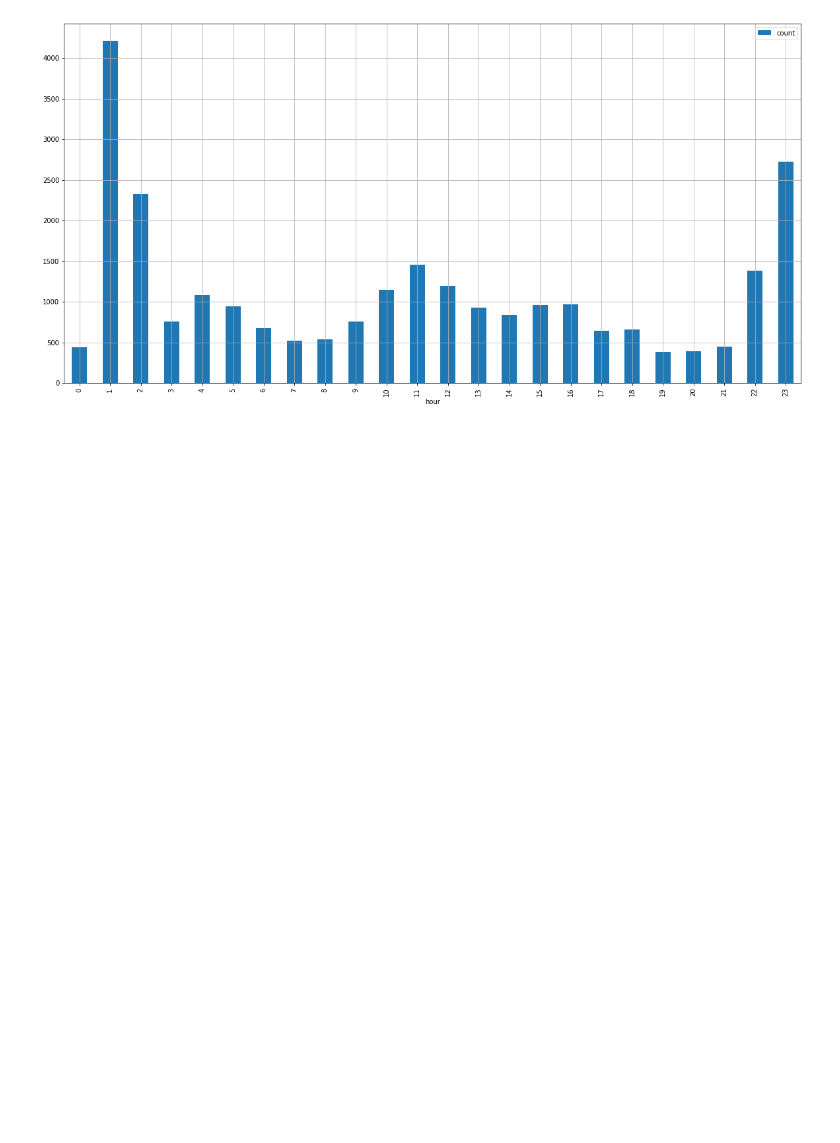
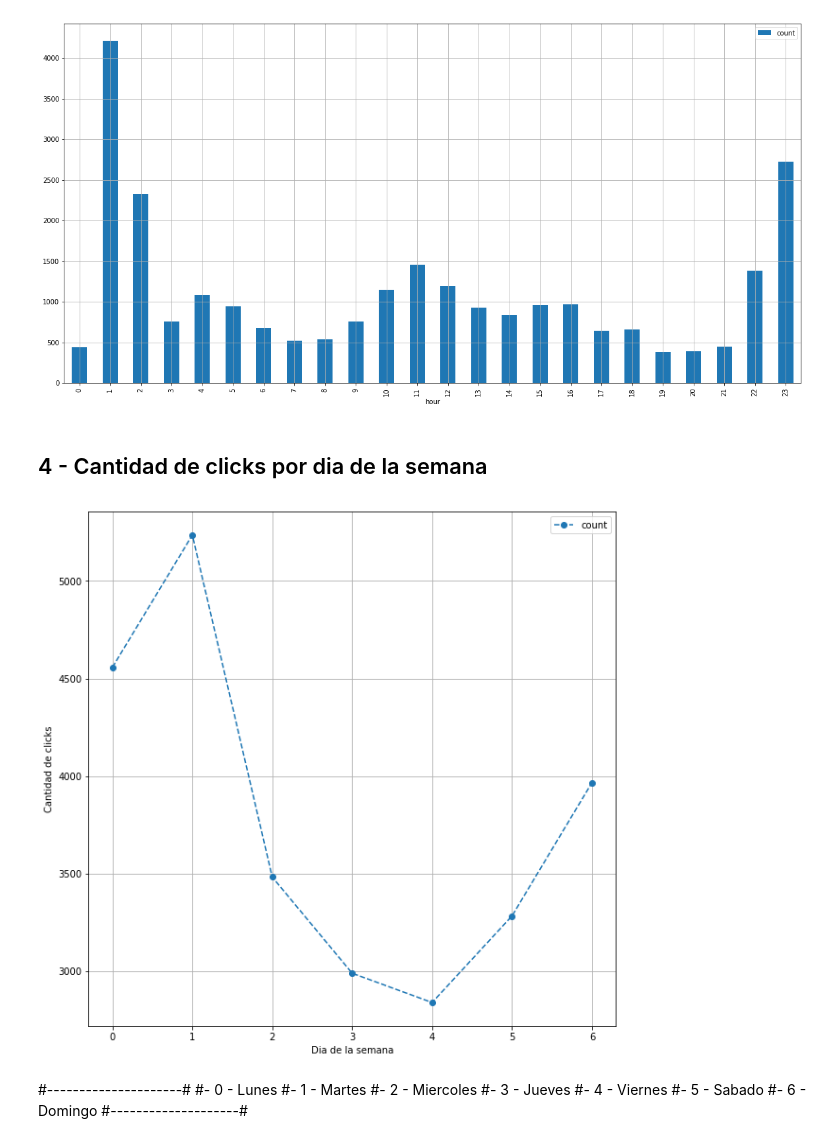
Before and after one commit to sberoch/Datos, a Jupyter notebook: clicks.ipynb, the cells around one changed output. Saved outputs shown, nothing was run; the diff lists cells and outputs as text; code cells hidden in the pictures; blank space fills up the shorter version.

```diff
--- a/clicks.ipynb
+++ b/clicks.ipynb
@@ -161,3 +161,29 @@ grph2.set_xlabel = 'Hours'
 grph2.set_ylabel = 'Cantidad de clicks'
 # %% [output]
 [figure]
+# %% [markdown]
+## 4 - Cantidad de clicks por dia de la semana
+# %%
+clicks['day_of_week'] = clicks['created'].dt.dayofweek
+# %%
+graficable_day_of_week = clicks.groupby('day_of_week').agg({'day_of_week':'count'})
+# %%
+graficable_day_of_week.columns = ['count']
+# %%
+graficable_day_of_week.reset_index(inplace = True)
+# %%
+grph4 = graficable_day_of_week.plot.line( x = 'day_of_week', y = 'count', figsize= (10,10), grid = True, style = 'o--')
+grph4.set_ylabel("Cantidad de clicks")
+grph4.set_xlabel("Dia de la semana");
+# %% [output]
+[figure, added]
+# %% [markdown]
+#---------------------#
+#-    0 - Lunes
+#-    1 - Martes
+#-    2 - Miercoles
+#-    3 - Jueves
+#-    4 - Viernes
+#-    5 - Sabado
+#-    6 - Domingo
+#--------------------#
```
Also changed, not shown: parts of 2 cells of this notebook.
